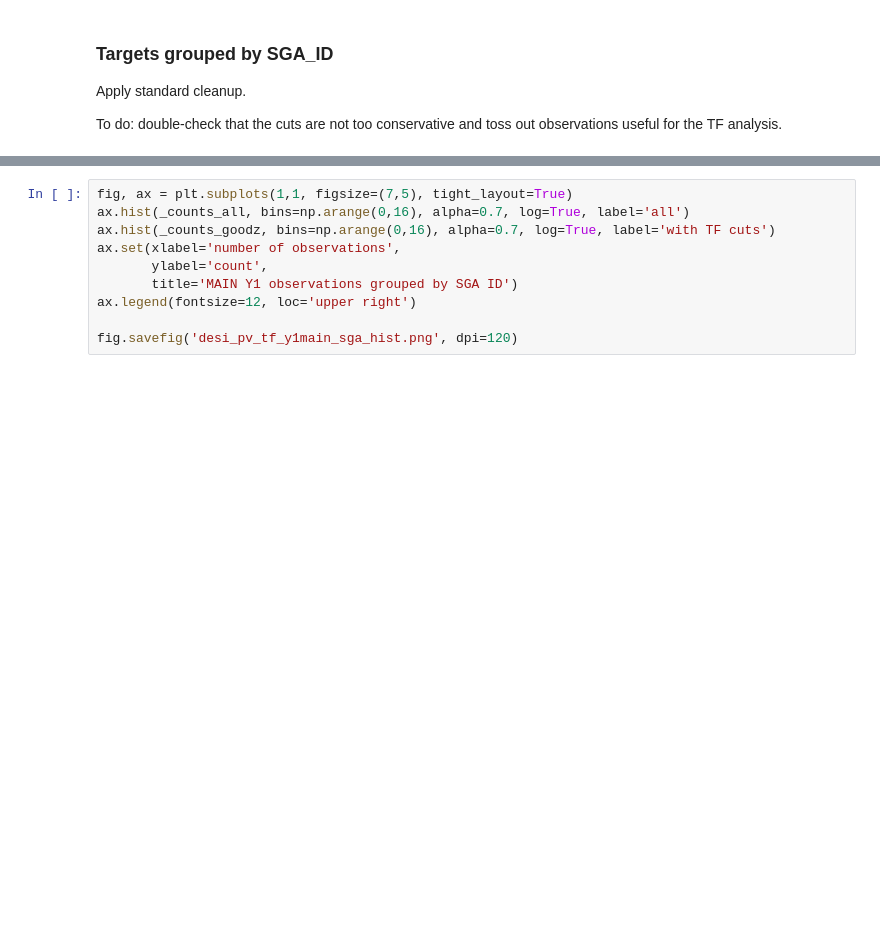
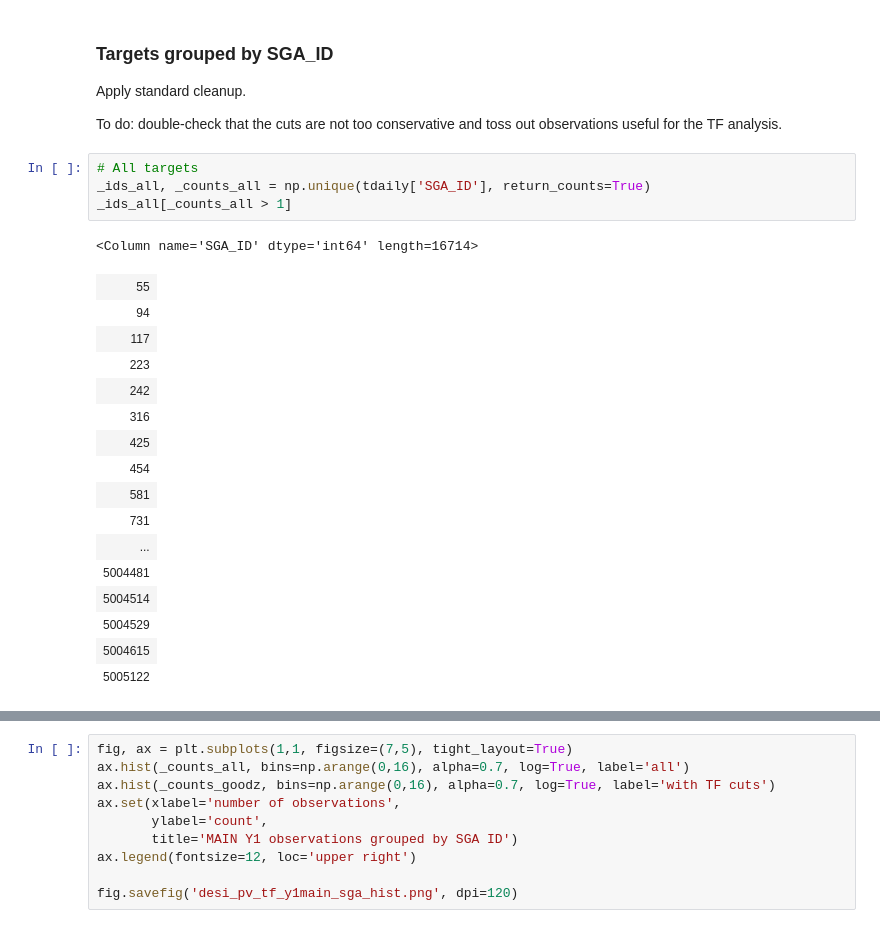
Before and after one commit to desihub/timedomain, a Jupyter notebook: pvsurvey/redux_selections.ipynb, the cells around one changed output, grey strips where cells are left out. Cells and saved outputs as stored; diff of their text form; blank space fills up the shorter version.

```diff
--- a/pvsurvey/redux_selections.ipynb
+++ b/pvsurvey/redux_selections.ipynb
@@ -537,4 +575,26 @@ Table length=93125
 Apply standard cleanup.
 
 To do: double-check that the cuts are not too conservative and toss out observations useful for the TF analysis.
+# %%
+# All targets
+_ids_all, _counts_all = np.unique(tdaily['SGA_ID'], return_counts=True)
+_ids_all[_counts_all > 1]
+# %% [output]
+<Column name='SGA_ID' dtype='int64' length=16714>
+| 55 |
+| 94 |
+| 117 |
+| 223 |
+| 242 |
+| 316 |
+| 425 |
+| 454 |
+| 581 |
+| 731 |
+| ... |
+| 5004481 |
+| 5004514 |
+| 5004529 |
+| 5004615 |
+| 5005122 |
 # %%
```
Also changed, not shown: parts of 8 cells of this notebook.
